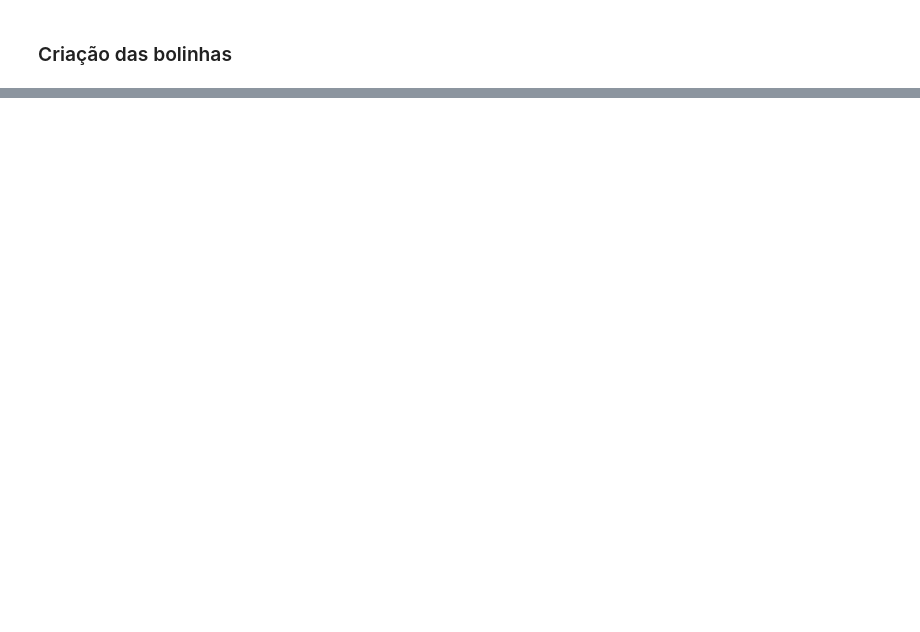
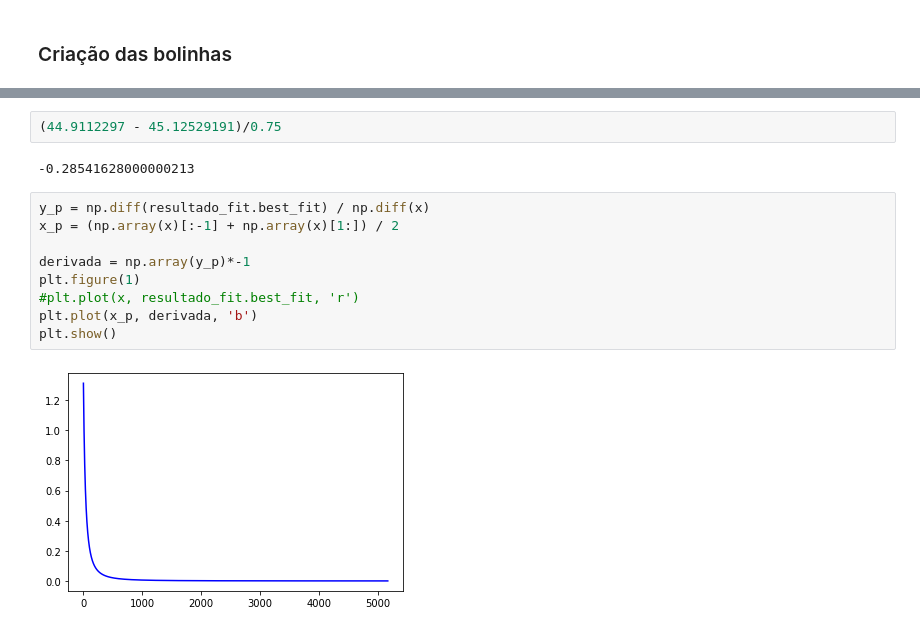
Before and after one commit to barbaraperez/BaThay-simulacoes-moleculares, a Jupyter notebook: rascunho_desafio2.3.ipynb, the cells around one changed output, grey strips where cells are left out. Cells and saved outputs as stored; diff of their text form; blank space fills up the shorter version.

Commit message:
Adiciona gráfico de derivada da concentração.

```diff
--- a/rascunho_desafio2.3.ipynb
+++ b/rascunho_desafio2.3.ipynb
@@ -305,0 +364,15 @@ plt.show()
+# %%
+(44.9112297 - 45.12529191)/0.75
+# %% [output]
+-0.28541628000000213
+# %%
+y_p = np.diff(resultado_fit.best_fit) / np.diff(x)
+x_p = (np.array(x)[:-1] + np.array(x)[1:]) / 2
+
+derivada = np.array(y_p)*-1
+plt.figure(1)
+#plt.plot(x, resultado_fit.best_fit, 'r')
+plt.plot(x_p, derivada, 'b')
+plt.show()
+# %% [output]
+[figure, added]
```
Also changed, not shown: parts of 9 cells of this notebook.
